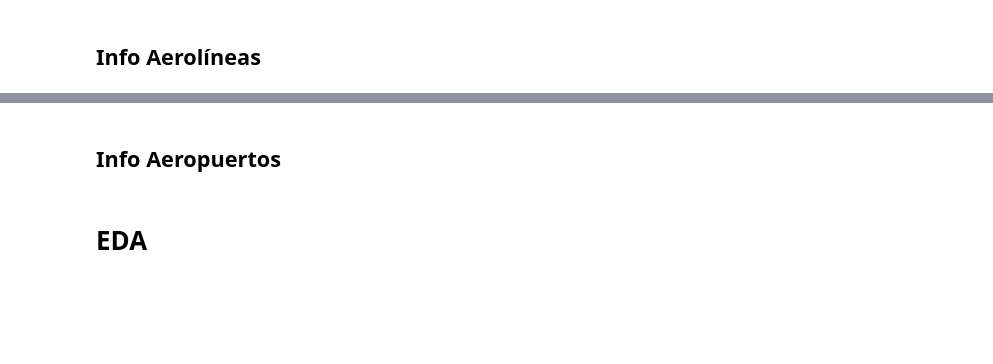
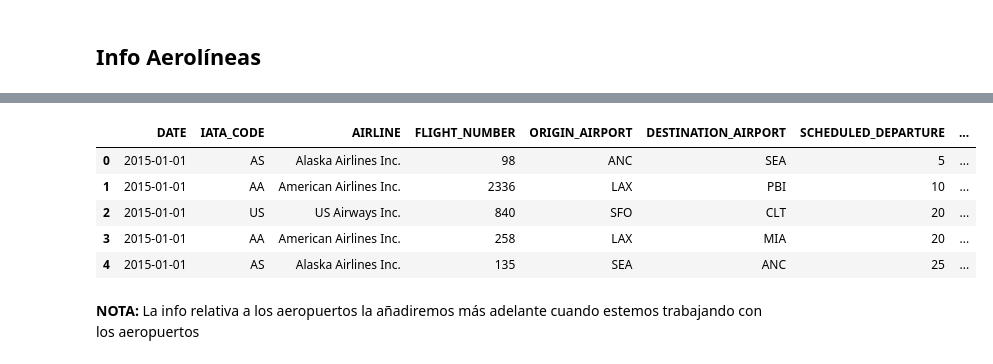
Before and after one commit to inesgfortis/Aircraft_Delays_Analysis, a Jupyter notebook: Preprocessing.ipynb, the cells around one changed output, grey strips where cells are left out. Cells and saved outputs as stored; diff of their text form; code cells hidden in the pictures; blank space fills up the shorter version.

```diff
--- a/Preprocessing.ipynb
+++ b/Preprocessing.ipynb
@@ -282,0 +275,4 @@ df[45:50]
+# %%
+# Cambiamos OTHEY_DELAY <0 por 0 dado que estos vuelos han llegado antes de lo previsto, no han experimentado un retraso
+df.loc[df["OTHER_DELAY"] < 0, "OTHER_DELAY"] = 0
+df[45:50]
@@ -327,13 +406,18 @@ flights = df.merge(airlines, on='IATA_CODE', how='left')
-# %% [markdown]
-## Info Aeropuertos
-# %%
-# Vamos a añadir info relativa a los aeropuertos
-# Cargamos los datos
-airports= pd.read_csv("airports.csv")
-pd.set_option('display.max_columns', None)
-airports.head()
+# %%
+# Ponemos la nueva columna a continuación del código de la aerolinea
+cols = flights.columns.tolist()
+cols = cols[0:2]+cols[-1:] + cols[2:-1]
+flights = flights[cols]
+flights.head()
+# %% [output]
+|  | DATE | IATA_CODE | AIRLINE | FLIGHT_NUMBER | ORIGIN_AIRPORT | DESTINATION_AIRPORT | SCHEDULED_DEPARTURE | ... |
+| 0 | 2015-01-01 | AS | Alaska Airlines Inc. | 98 | ANC | SEA | 5 | ... |
+| 1 | 2015-01-01 | AA | American Airlines Inc. | 2336 | LAX | PBI | 10 | ... |
+| 2 | 2015-01-01 | US | US Airways Inc. | 840 | SFO | CLT | 20 | ... |
+| 3 | 2015-01-01 | AA | American Airlines Inc. | 258 | LAX | MIA | 20 | ... |
+| 4 | 2015-01-01 | AS | Alaska Airlines Inc. | 135 | SEA | ANC | 25 | ... |
+# %% [markdown]
+**NOTA:** La info relativa a los aeropuertos la añadiremos más adelante cuando estemos trabajando con los aeropuertos
 # %%
 # Guardamos los datos preprocesados, para ser utilizados en la predicción posterior
 flights.to_csv("flightsCleaned.csv", index=False)
-# %% [markdown]
-# EDA
```
Also changed, not shown: parts of 21 cells of this notebook.
